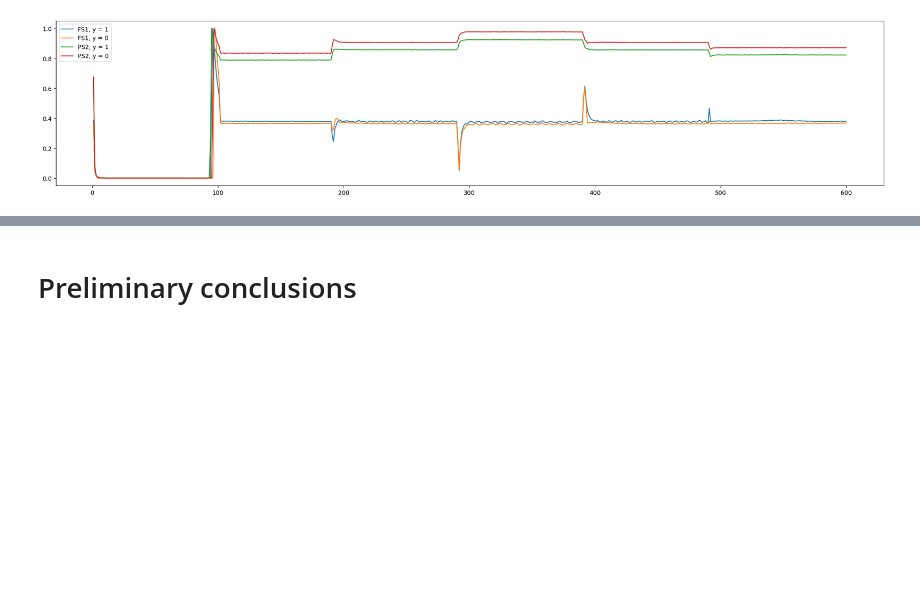
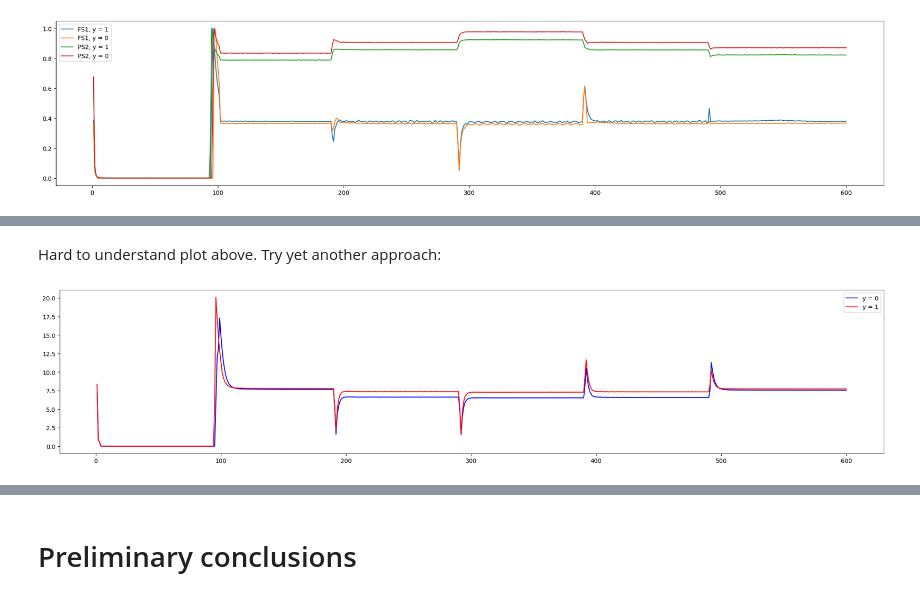
Before and after one commit to vcerchez/optimal-hydraulic, a Jupyter notebook: eda.ipynb, the cells around one changed output, grey strips where cells are left out. Saved outputs shown, nothing was run; the diff lists cells and outputs as text; code cells hidden in the pictures; blank space fills up the shorter version.

```diff
--- a/eda.ipynb
+++ b/eda.ipynb
@@ -173,0 +190,12 @@ plt.show()
+# %% [markdown]
+Hard to understand plot above. Try yet another approach:
+# %%
+fig, ax = plt.subplots(figsize=(25, 5))
+
+ax.plot(FS1.loc[y == 0, :].mean(0), c='b', label='y = 0')
+ax.plot(FS1.loc[y == 1, :].mean(0), c='r', label='y = 1')
+
+ax.legend()
+plt.show()
+# %% [output]
+[figure, added]
```
Also changed, not shown: parts of 4 cells of this notebook.
